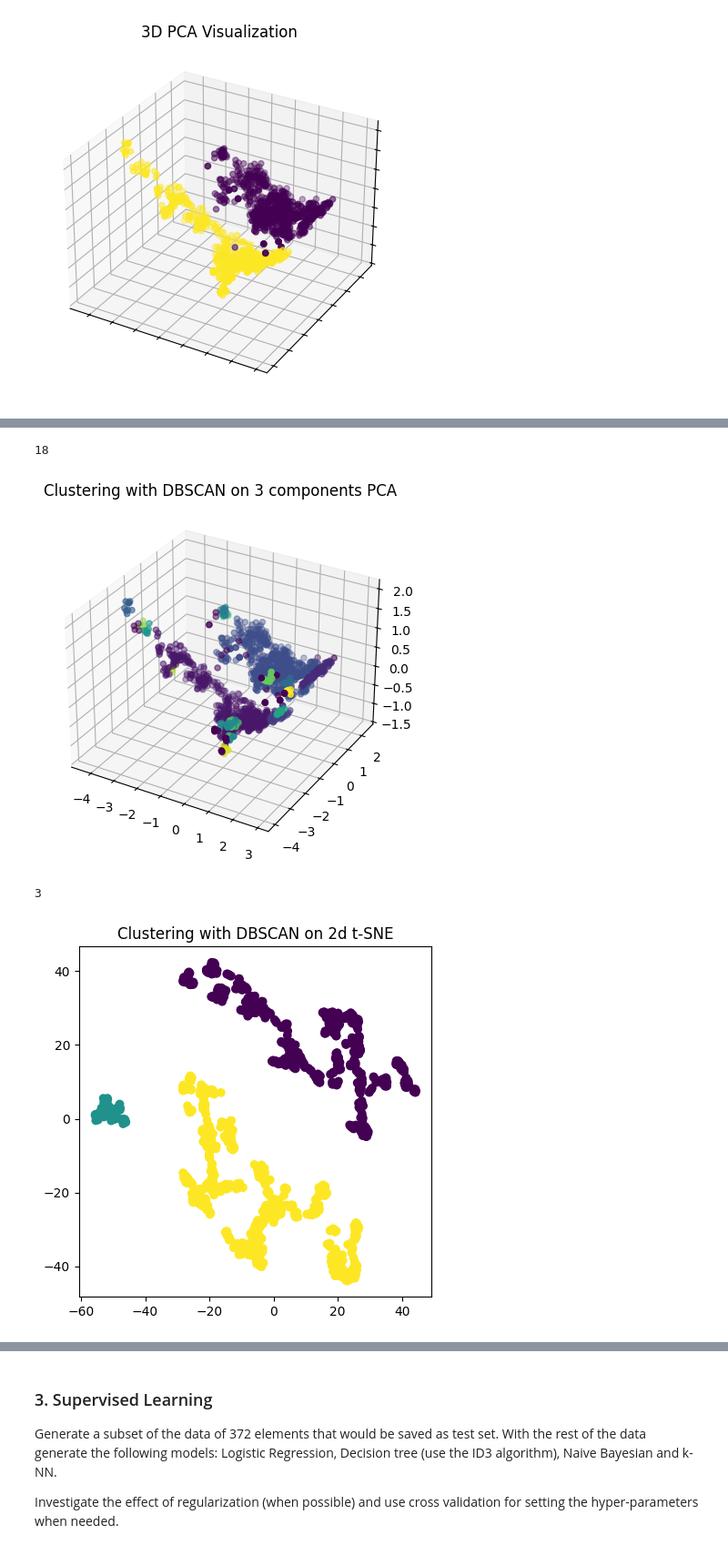
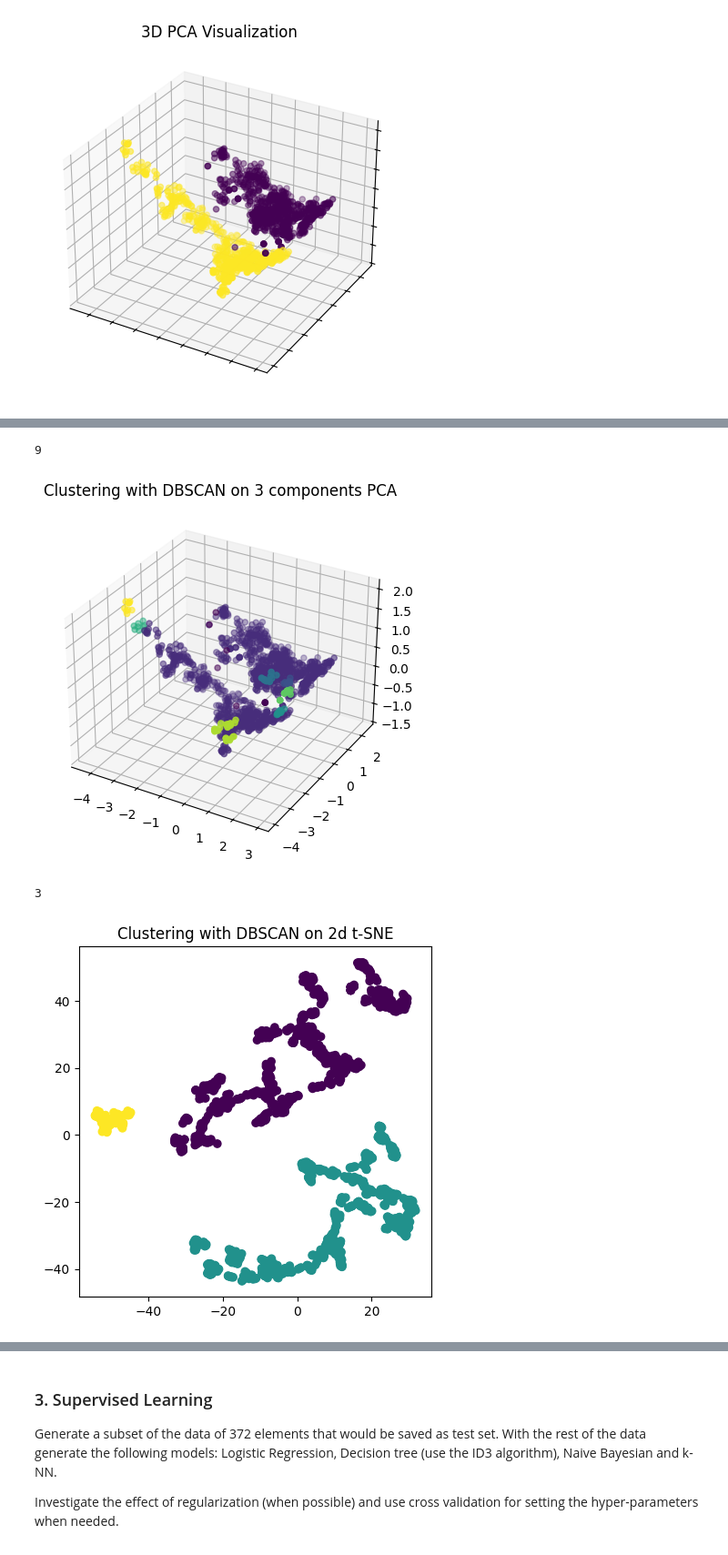
Before and after one commit to frekkoz3/Intro_to_ML_24-25, a Jupyter notebook: challenges/challenge 1/challenge-one.ipynb, the cells around one changed output, grey strips where cells are left out. Shown at 91% size. Drawn from its saved outputs; the diff is of its cells as text; code cells hidden in the pictures.

```diff
--- a/challenges/challenge 1/challenge-one.ipynb
+++ b/challenges/challenge 1/challenge-one.ipynb
@@ -263,5 +263,5 @@ plt.show()
 # %%
-dbscan_3d = DBSCAN(eps=0.30, min_samples=6)
+dbscan_3d = DBSCAN(eps=0.4, min_samples=6)
 dbscan_3d.fit(data_pca_3d)
 labels_3d = dbscan_3d.labels_
 print(len(set(labels_3d))) # this is the number of clusters found
@@ -272,20 +272,20 @@ axs.scatter(data_pca_3d[:, 0], data_pca_3d[:, 1], data_pca_3d[:, 2],c=labels_3d,
 plt.title("Clustering with DBSCAN on 3 components PCA")
 plt.show()
 # %% [output]
-18
+9
-[figure, old version]
+[figure, new version]
 # %%
-dbscan_2d = DBSCAN(eps=15, min_samples=3)
+dbscan_2d = DBSCAN(eps=12, min_samples=3)
 dbscan_2d.fit(tsne_2d)
 labels_2d = dbscan_2d.labels_
 print(len(set(labels_2d)))
 fig, axs = plt.subplots(figsize = (5, 5))
 axs.scatter(tsne_2d[:, 0], tsne_2d[:, 1], c=labels_2d, label='Points')
 plt.title("Clustering with DBSCAN on 2d t-SNE")
 plt.show()
 # %% [output]
 3
-[figure, old version]
+[figure, new version]
 # %%
 dbscan_3d = DBSCAN(eps=5, min_samples=6)
 dbscan_3d.fit(tsne_3d)
```
Also changed, not shown: parts of 30 cells of this notebook, 1 other file.
